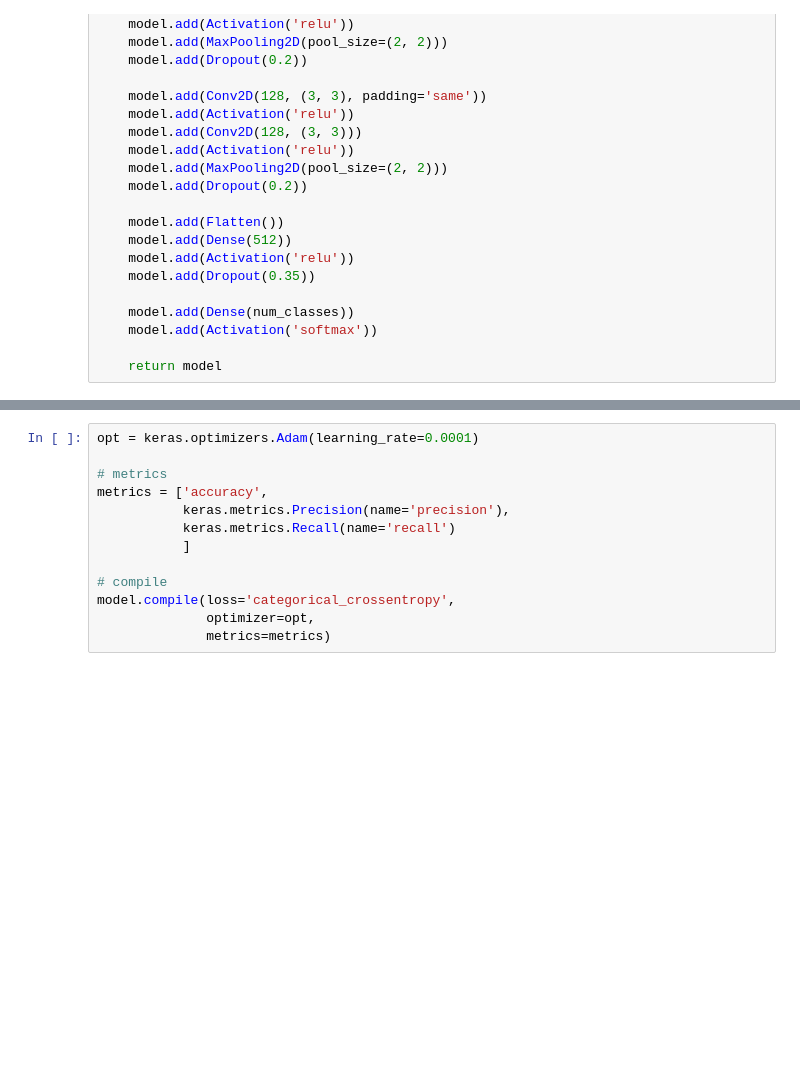
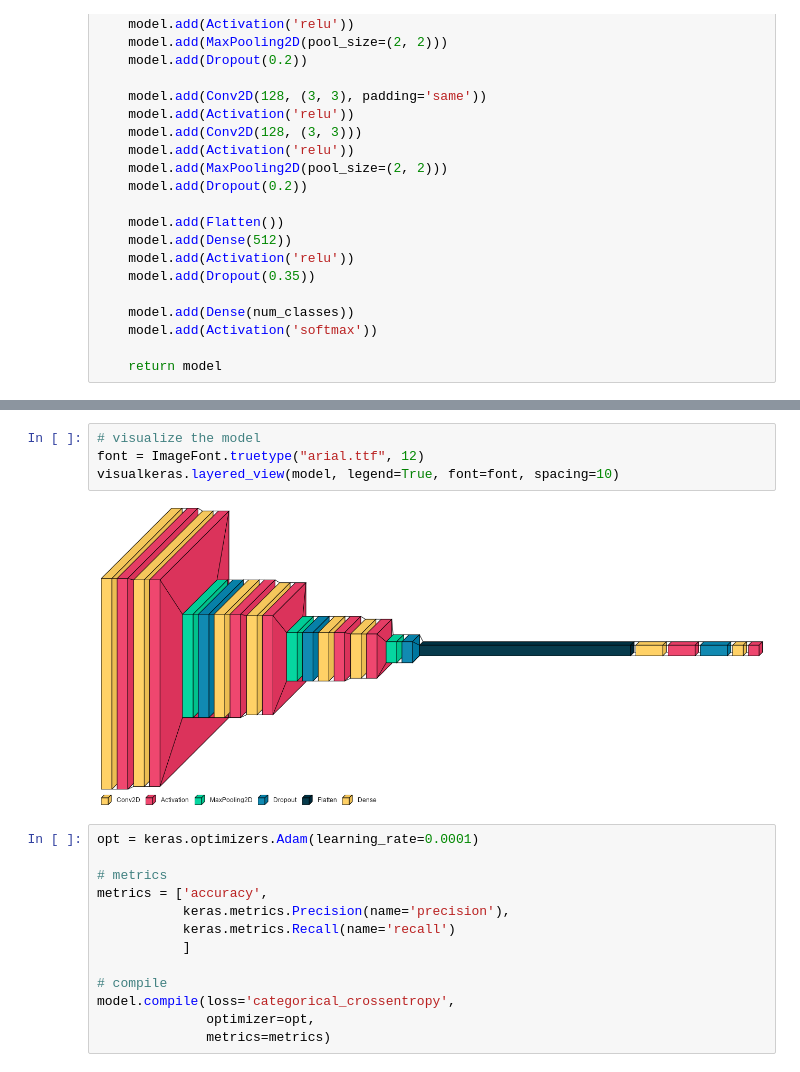
Before and after one commit to AlmaLiezenga/fruitpunch_coral_classification, a Jupyter notebook: model.ipynb, the cells around one changed output, grey strips where cells are left out. Cells and saved outputs as stored; diff of their text form; blank space fills up the shorter version.

Commit message:
add model plot in 3d

```diff
--- a/model.ipynb
+++ b/model.ipynb
@@ -136,6 +140,12 @@ Trainable params: 6,843,685
 Non-trainable params: 0
 _________________________________________________________________
 [figure]
+# %%
+# visualize the model
+font = ImageFont.truetype("arial.ttf", 12)
+visualkeras.layered_view(model, legend=True, font=font, spacing=10)
+# %% [output]
+[figure, added]
 # %%
 opt = keras.optimizers.Adam(learning_rate=0.0001)
 
```
Also changed, not shown: parts of 2 cells of this notebook, 2 other files.
